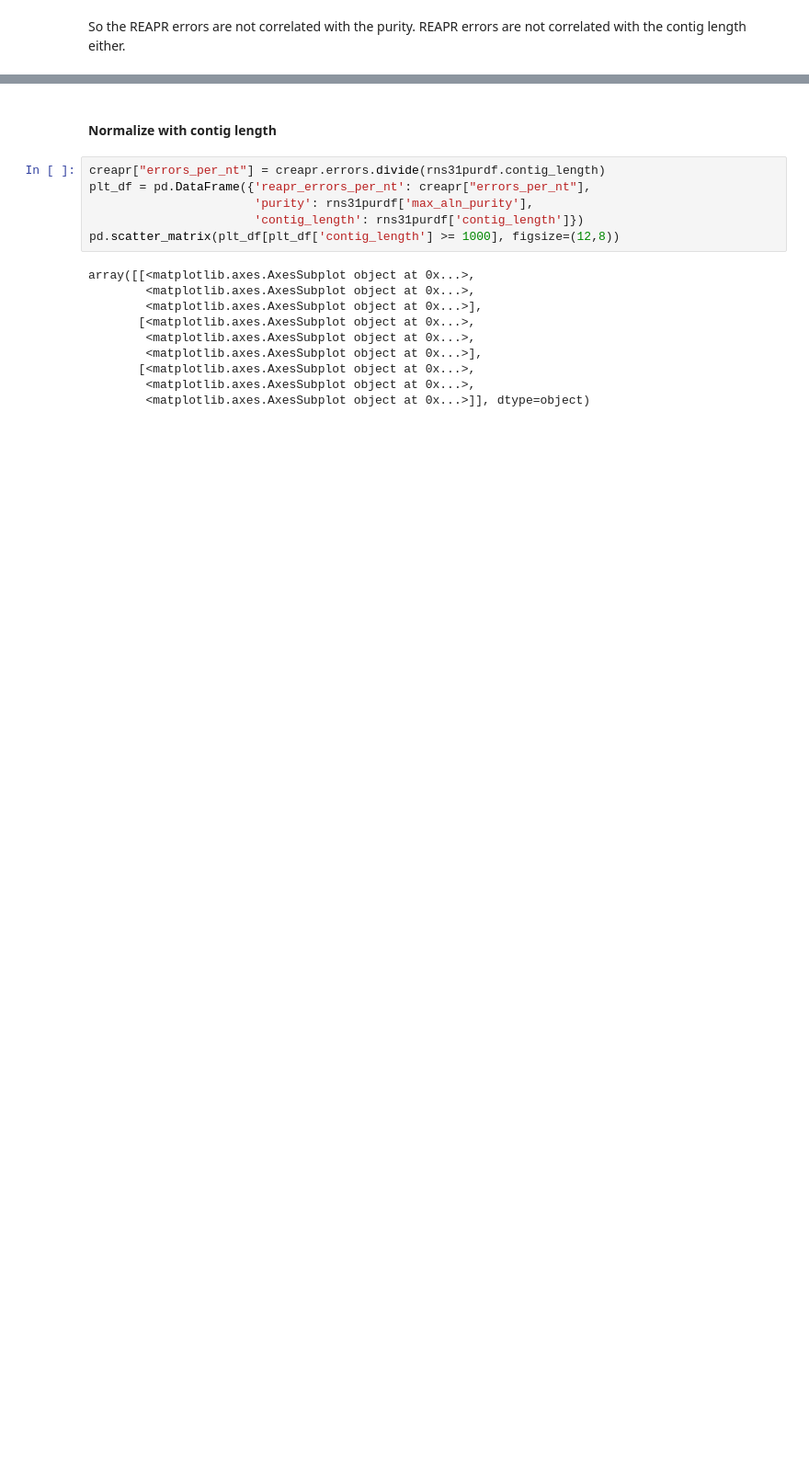
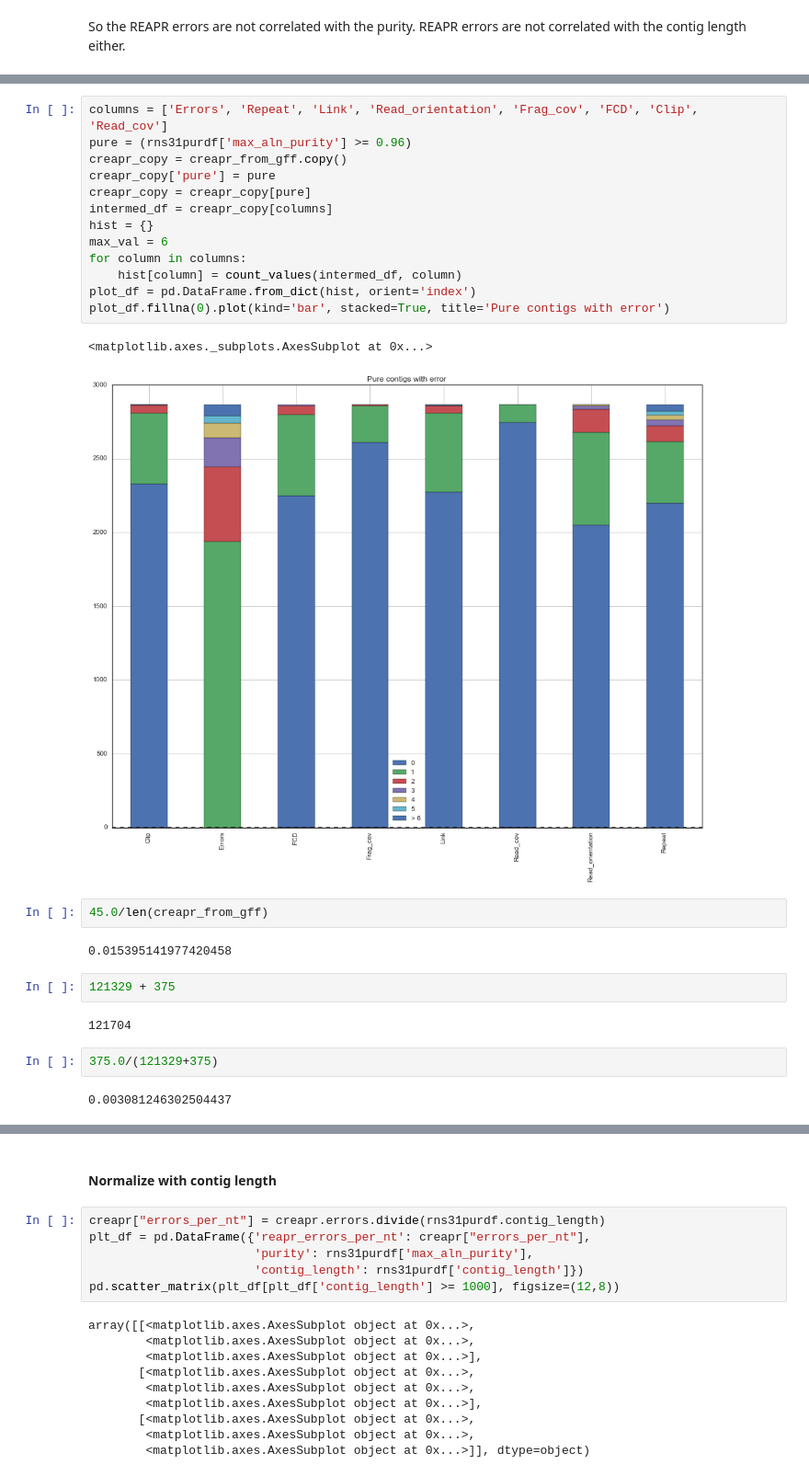
Before and after one commit to alneberg/masmvali-publication, a Jupyter notebook: notebooks/LIMS1884-filtered-pairs-assemblies-2.ipynb, the cells around one changed output, grey strips where cells are left out. Shown at 92% size. Cells and saved outputs as stored; diff of their text form; blank space fills up the shorter version.

```diff
--- a/notebooks/LIMS1884-filtered-pairs-assemblies-2.ipynb
+++ b/notebooks/LIMS1884-filtered-pairs-assemblies-2.ipynb
@@ -417,0 +718,28 @@ So the REAPR errors are not correlated with the purity. REAPR errors are not cor
+# %%
+columns = ['Errors', 'Repeat', 'Link', 'Read_orientation', 'Frag_cov', 'FCD', 'Clip', 'Read_cov']
+pure = (rns31purdf['max_aln_purity'] >= 0.96)
+creapr_copy = creapr_from_gff.copy()
+creapr_copy['pure'] = pure
+creapr_copy = creapr_copy[pure]
+intermed_df = creapr_copy[columns]
+hist = {}
+max_val = 6
+for column in columns:
+    hist[column] = count_values(intermed_df, column)
+plot_df = pd.DataFrame.from_dict(hist, orient='index')
+plot_df.fillna(0).plot(kind='bar', stacked=True, title='Pure contigs with error')
+# %% [output]
+<matplotlib.axes._subplots.AxesSubplot at 0x...>
+[figure, added]
+# %%
+45.0/len(creapr_from_gff)
+# %% [output]
+0.015395141977420458
+# %%
+121329 + 375
+# %% [output]
+121704
+# %%
+375.0/(121329+375)
+# %% [output]
+0.003081246302504437
```
Also changed, not shown: parts of 33 cells of this notebook.
